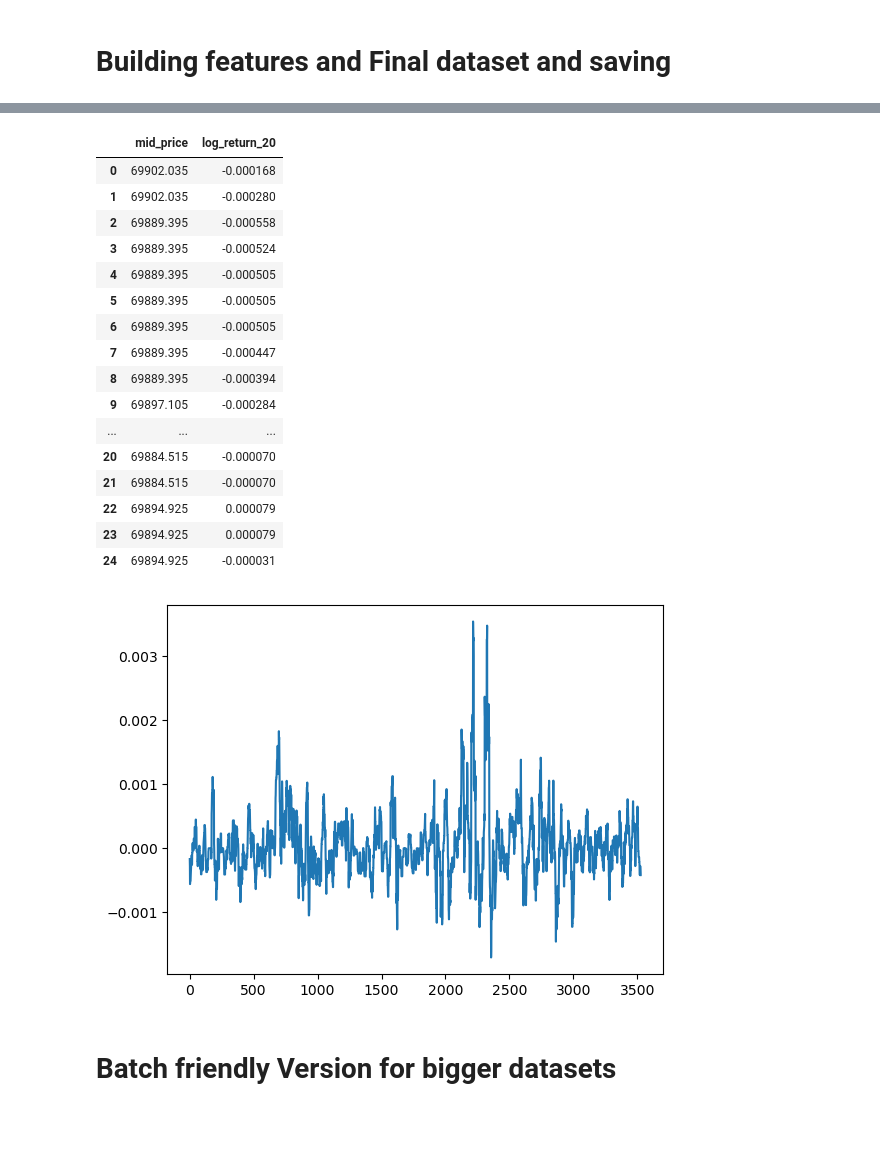
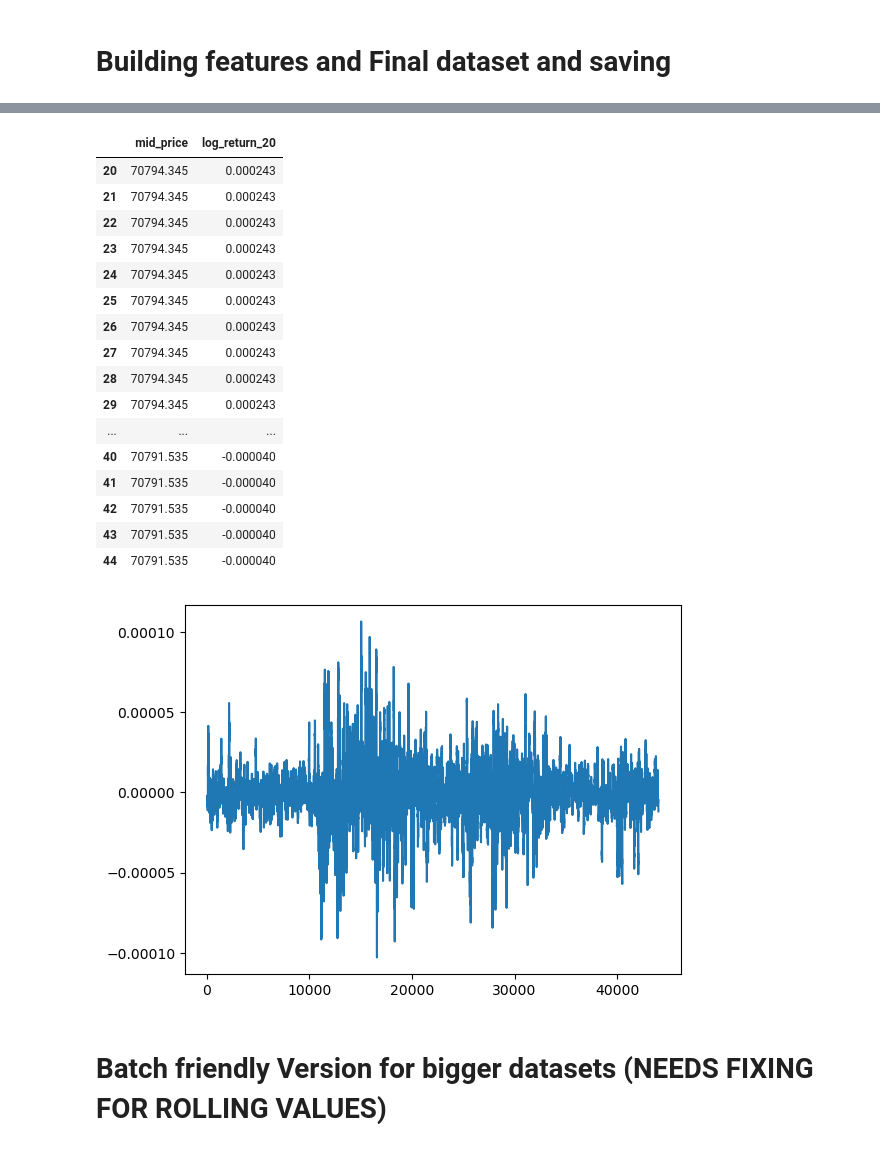
Before and after one commit to jay-odedra/microstructure-alpha-engine, a Jupyter notebook: notebooks/03_feature_engineering.ipynb, the cells around one changed output, grey strips where cells are left out. Drawn from its saved outputs; the diff is of its cells as text; code cells hidden in the pictures; blank space fills up the shorter version.

```diff
--- a/notebooks/03_feature_engineering.ipynb
+++ b/notebooks/03_feature_engineering.ipynb
@@ -90,7 +90,7 @@ def lob_pressure_features(df):
             bid = df[bid_col]
             ask = df[ask_col]
 
-            df[f"log_depth_ratio_{i}"] = np.log((bid + EPS) / (ask + EPS))
+            df[f"lob_depth_ratio_{i}"] = np.log((bid + EPS) / (ask + EPS))
 
 
 
@@ -230,7 +230,9 @@ def trade_pressure_features(df):
 
 
 def trade_change_features(df):
-
+    df["trade_count_imbalance"] = (df["buy_count"] - df["sell_count"]) / (
+        df["buy_count"] + df["sell_count"] + 1e-9
+    )
     df["trade_volume_change"] = df["total_trade_volume"].diff()
 
     df["trade_count_change"] = df["trade_count"].diff()
@@ -268,17 +269,39 @@ def merge_lob_and_trade(trade_features_df, lob_features_df):
 # %%
 lob_with_features = build_lob_feature_pipeline(lob_df)
 trade_with_features = build_trade_feature_pipeline(trade_df)
-
 final_dataset = merge_lob_and_trade(trade_with_features, lob_with_features)
 
+final_dataset = final_dataset.reset_index(drop=True)
+trade_cols = [
+    "trade_count",
+    "buy_count",
+    "sell_count",
+    "total_trade_volume",
+    "buy_volume",
+    "sell_volume",
+    "avg_trade_size",
+    "max_trade_size",
+    "min_trade_size",
+    "std_trade_size",
+    "vwap",
+    "max_over_average",
+    "trade_volume_imbalance",
+    "trade_volume_change",
+    "trade_count_change",
+    "trade_count_imbalance",
+    "lag_trade_volume_imbalance_1",
+    "lag_trade_volume_imbalance_2",
+    "lag_trade_volume_imbalance_3",
+    "lag_trade_volume_imbalance_5",
+]
+
+final_dataset[trade_cols] = final_dataset[trade_cols].fillna(0)
 final_dataset.dropna(inplace=True)
-final_dataset = final_dataset.reset_index(drop=True)
-
-PATH = "E:\\Quant_Projects\\microstructure-alpha-engine\\microstructure-alpha-engine\\data\\processed\\final_dataset.parquet"
+PATH = "C:\\Users\\jayod\\Documents\\Quant_Project\\microstructure-alpha-engine\\data\\processed\\final_dataset_40k.parquet"
 
 final_dataset.to_parquet(
     PATH,
     compression="snappy",
 )
-final_dataset.head()
+len(final_dataset)
 # %% [output]
@@ -291,33 +342,34 @@ final_dataset.head()
 # %%
 pd.set_option("display.max_columns", None)
 pd.set_option("display.max_rows", None)
 
 
-final_dataset["log_return_20"].plot()
-# final_dataset["log_return_1"].plot()
+#final_dataset["log_return_20"].plot()
+#final_dataset["log_return_1"].plot()
+final_dataset["log_return_1"].rolling(50).mean().plot()
 
 final_dataset[["mid_price", "log_return_20"]].head(25)
 # %% [output]
 |  | mid_price | log_return_20 |
-| 0 | 69902.035 | -0.000168 |
-| 1 | 69902.035 | -0.000280 |
-| 2 | 69889.395 | -0.000558 |
-| 3 | 69889.395 | -0.000524 |
-| 4 | 69889.395 | -0.000505 |
-| 5 | 69889.395 | -0.000505 |
-| 6 | 69889.395 | -0.000505 |
-| 7 | 69889.395 | -0.000447 |
-| 8 | 69889.395 | -0.000394 |
-| 9 | 69897.105 | -0.000284 |
+| 20 | 70794.345 | 0.000243 |
+| 21 | 70794.345 | 0.000243 |
+| 22 | 70794.345 | 0.000243 |
+| 23 | 70794.345 | 0.000243 |
+| 24 | 70794.345 | 0.000243 |
+| 25 | 70794.345 | 0.000243 |
+| 26 | 70794.345 | 0.000243 |
+| 27 | 70794.345 | 0.000243 |
+| 28 | 70794.345 | 0.000243 |
+| 29 | 70794.345 | 0.000243 |
 | ... | ... | ... |
-| 20 | 69884.515 | -0.000070 |
-| 21 | 69884.515 | -0.000070 |
-| 22 | 69894.925 | 0.000079 |
-| 23 | 69894.925 | 0.000079 |
-| 24 | 69894.925 | -0.000031 |
+| 40 | 70791.535 | -0.000040 |
+| 41 | 70791.535 | -0.000040 |
+| 42 | 70791.535 | -0.000040 |
+| 43 | 70791.535 | -0.000040 |
+| 44 | 70791.535 | -0.000040 |
-[figure, old version]
+[figure, new version]
 # %% [markdown]
-# Batch friendly Version for bigger datasets
+# Batch friendly Version for bigger datasets (NEEDS FIXING FOR ROLLING VALUES)
 # %%
 from microstructure_alpha.features.lob_features import build_lob_feature_pipeline
 from microstructure_alpha.features.trade_features import build_trade_feature_pipeline
```
Also changed, not shown: parts of 13 cells of this notebook, 30 other files.
